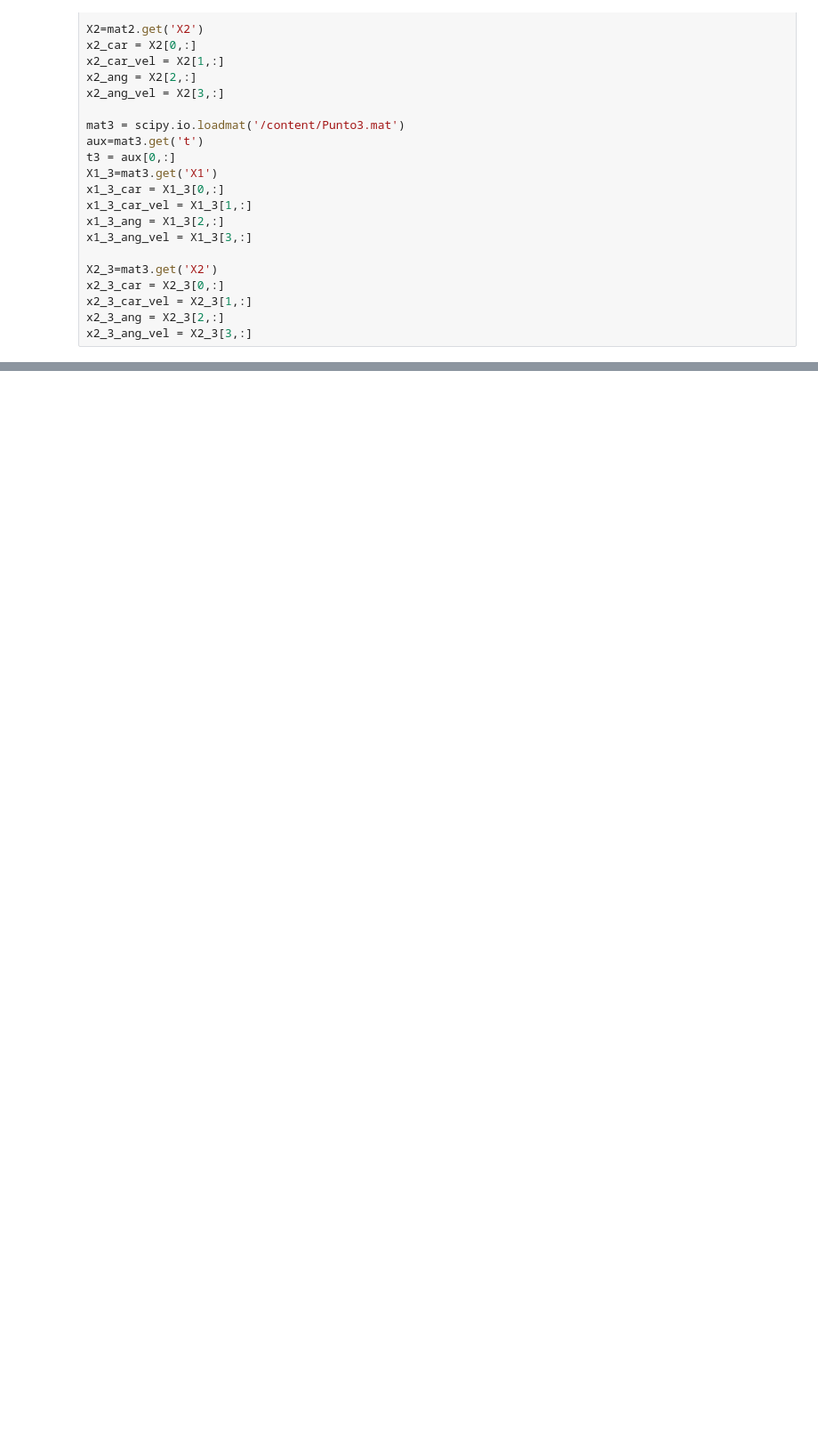
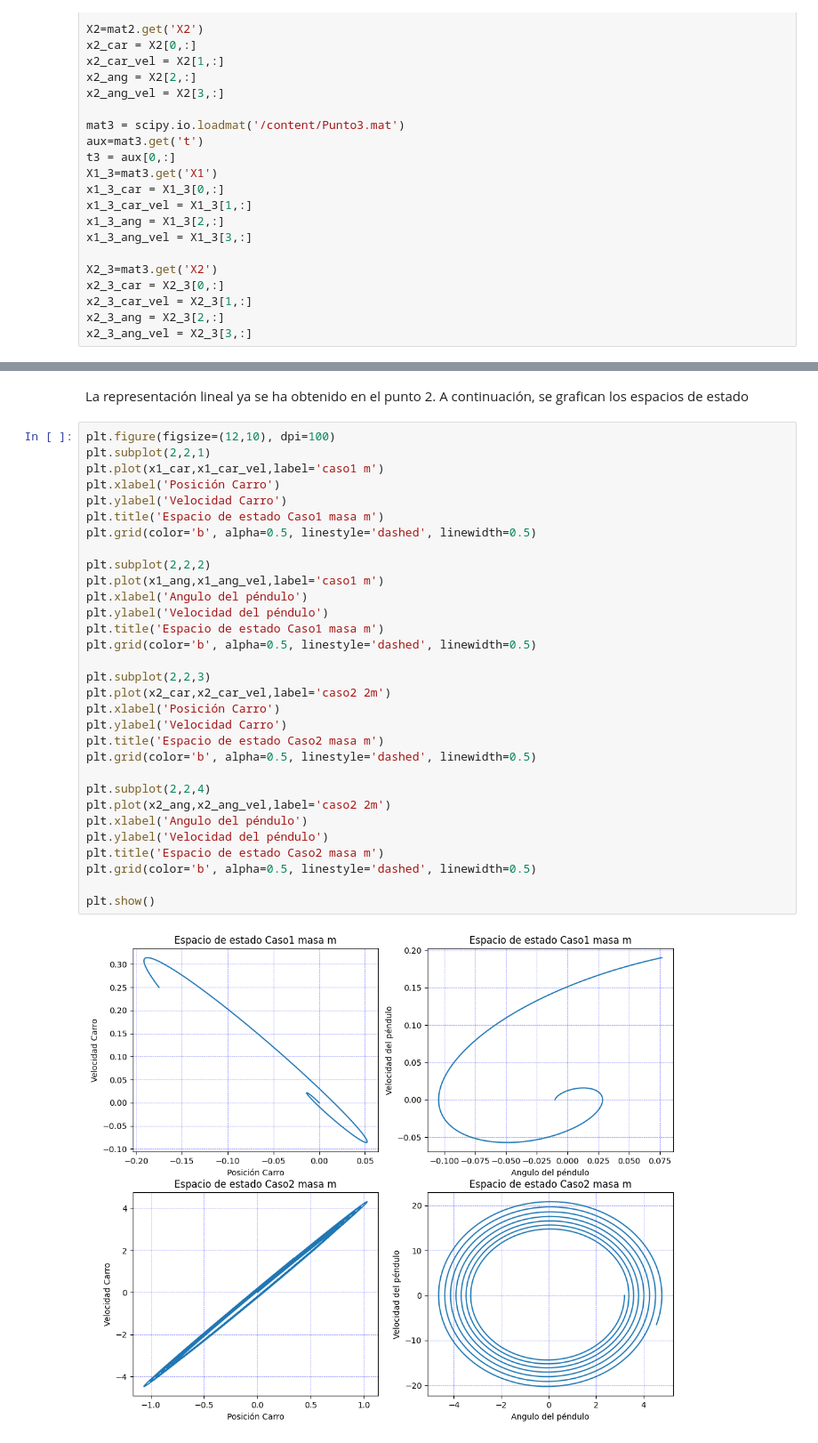
Before and after one commit to gerardcalabrese/HCSPD2024, a Jupyter notebook: Ejercicio_3_Calculo_Simbolico_Octave_Colab.ipynb, the cells around one changed output, grey strips where cells are left out. Shown at 89% size. Drawn from its saved outputs; the diff is of its cells as text; blank space fills up the shorter version.

```diff
--- a/Ejercicio_3_Calculo_Simbolico_Octave_Colab.ipynb
+++ b/Ejercicio_3_Calculo_Simbolico_Octave_Colab.ipynb
@@ -555,0 +640,36 @@ plt.show()
+# %% [markdown]
+La representación lineal ya se ha obtenido en el punto 2.
+A continuación, se grafican los espacios de estado
+# %%
+plt.figure(figsize=(12,10), dpi=100)
+plt.subplot(2,2,1)
+plt.plot(x1_car,x1_car_vel,label='caso1 m')
+plt.xlabel('Posición Carro')
+plt.ylabel('Velocidad Carro')
+plt.title('Espacio de estado Caso1 masa m')
+plt.grid(color='b', alpha=0.5, linestyle='dashed', linewidth=0.5)
+
+plt.subplot(2,2,2)
+plt.plot(x1_ang,x1_ang_vel,label='caso1 m')
+plt.xlabel('Angulo del péndulo')
+plt.ylabel('Velocidad del péndulo')
+plt.title('Espacio de estado Caso1 masa m')
+plt.grid(color='b', alpha=0.5, linestyle='dashed', linewidth=0.5)
+
+plt.subplot(2,2,3)
+plt.plot(x2_car,x2_car_vel,label='caso2 2m')
+plt.xlabel('Posición Carro')
+plt.ylabel('Velocidad Carro')
+plt.title('Espacio de estado Caso2 masa m')
+plt.grid(color='b', alpha=0.5, linestyle='dashed', linewidth=0.5)
+
+plt.subplot(2,2,4)
+plt.plot(x2_ang,x2_ang_vel,label='caso2 2m')
+plt.xlabel('Angulo del péndulo')
+plt.ylabel('Velocidad del péndulo')
+plt.title('Espacio de estado Caso2 masa m')
+plt.grid(color='b', alpha=0.5, linestyle='dashed', linewidth=0.5)
+
+plt.show()
+# %% [output]
+[figure, added]
```
Also changed, not shown: parts of 18 cells of this notebook.
